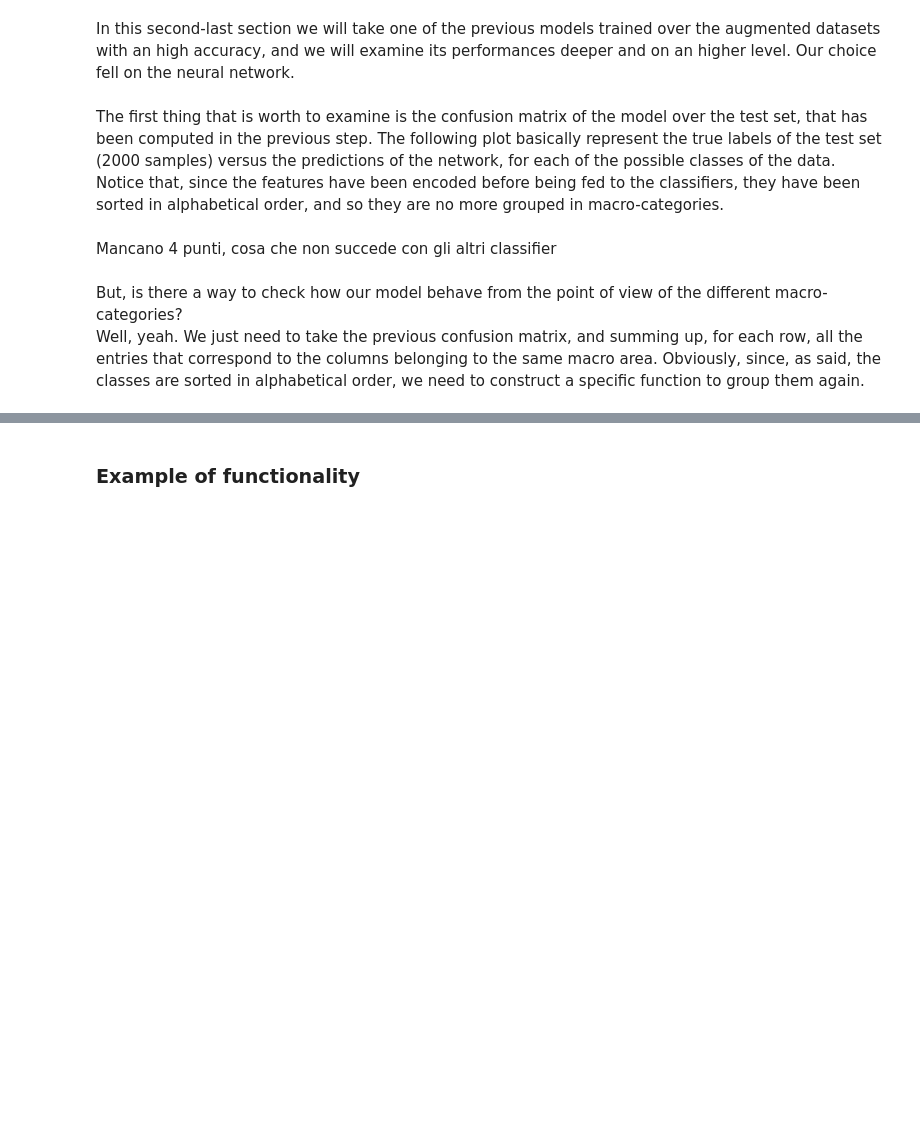
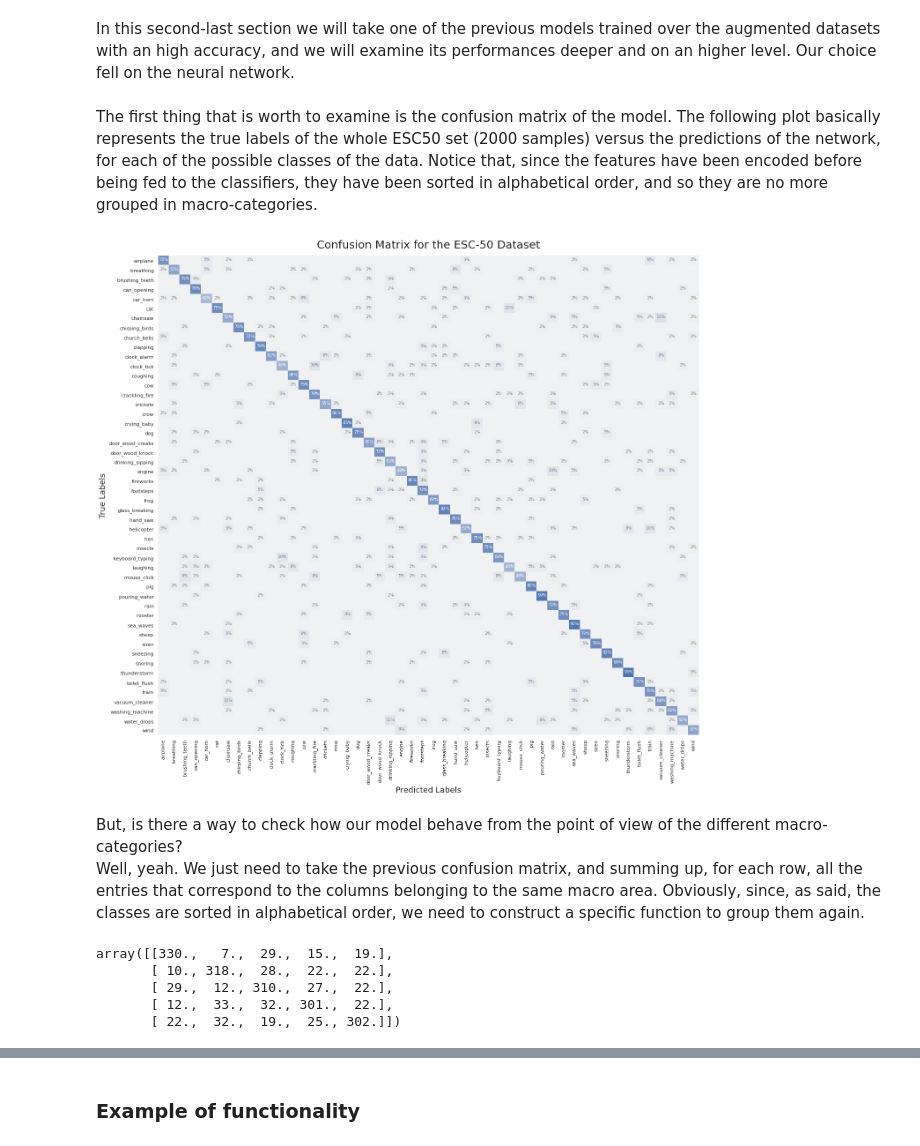
Before and after one commit to MattiaPujatti/Environmental-Sound-Classification, a Jupyter notebook: Features_Classification.ipynb, the cells around one changed output, grey strips where cells are left out. Drawn from its saved outputs; the diff is of its cells as text; code cells hidden in the pictures; blank space fills up the shorter version.

```diff
--- a/Features_Classification.ipynb
+++ b/Features_Classification.ipynb
@@ -641,0 +715,5 @@ All of this means that the results obtained via nested cross validation are pres
+# %%
+NN = KerasClassifier(build_fn=FFNN, verbose=0)
+
+nn_cc = ClipsClassifier(features).Setup_Classifier(encoder_method='onehot')
+nn_cc.Run_Nested_Cross_Validation(model=NN, parameters=params_NN, compute_confusion_matrix=True)
@@ -736,27 +859,29 @@ The results improved respect to before: this time the validation error has a bet
 # %% [markdown]
 In this second-last section we will take one of the previous models trained over the augmented datasets with an high accuracy, and we will examine its performances deeper and on an higher level. Our choice fell on the neural network.
 # %% [markdown]
-The first thing that is worth to examine is the confusion matrix of the model over the test set, that has been computed in the previous step. The following plot basically represent the true labels of the test set (2000 samples) versus the predictions of the network, for each of the possible classes of the data. Notice that, since the features have been encoded before being fed to the classifiers, they have been sorted in alphabetical order, and so they are no more grouped in macro-categories.
+The first thing that is worth to examine is the confusion matrix of the model. The following plot basically represents the true labels of the whole ESC50 set (2000 samples) versus the predictions of the network, for each of the possible classes of the data. Notice that, since the features have been encoded before being fed to the classifiers, they have been sorted in alphabetical order, and so they are no more grouped in macro-categories.
+# %%
+deeper_analysis_model = nn_cc
 # %%
 fig, ax = plt.subplots(1, 1, figsize=(22,20))
 
 # Normalize the confusion matrix row by row
-row_sums = aug_nn_cc.confusion_matrix.sum(axis=1)
-norm_human = (aug_nn_cc.confusion_matrix/row_sums[:, np.newaxis])
+row_sums = deeper_analysis_model.confusion_matrix.sum(axis=1)
+norm_confmat = (deeper_analysis_model.confusion_matrix/row_sums[:, np.newaxis])
 
-sns.heatmap(norm_human, cmap=sns.color_palette("light:b", as_cmap=True), ax=ax, cbar=False)
+sns.heatmap(norm_confmat, cmap=sns.color_palette("light:b", as_cmap=True), ax=ax, cbar=False)
 
-ax.set_title('Human Confusion Matrix for the ESC-50 Dataset', fontsize=25, y=1.01)
-ax.set_xticklabels(aug_nn_cc.label_encoder.categories_[0], rotation=90)
-ax.set_yticklabels(aug_nn_cc.label_encoder.categories_[0], rotation=0)
+ax.set_title('Confusion Matrix for the ESC-50 Dataset', fontsize=25, y=1.01)
+ax.set_xticklabels(deeper_analysis_model.label_encoder.categories_[0], rotation=90)
+ax.set_yticklabels(deeper_analysis_model.label_encoder.categories_[0], rotation=0)
 ax.set_xlabel('Predicted Labels', fontsize=18)
 ax.set_ylabel('True Labels', fontsize=18)
 
 for x in range(50):
     for y in range(50):
-        if norm_human[y, x] != 0:
+        if norm_confmat[y, x] != 0:
             if x==y: c = 'white'
             else: c = 'grey'
-            ax.text(x+0.5, y+0.5, "{:.0%}".format(norm_human[y, x]), fontsize=9, ha='center', color=c)
+            ax.text(x+0.5, y+0.5, "{:.0%}".format(norm_confmat[y, x]), fontsize=9, ha='center', color=c)
+# %% [output]
+[figure, added]
-# %% [markdown]
-Mancano 4 punti, cosa che non succede con gli altri classifier
@@ -786,8 +914,14 @@ def compute_macro_conf_mat(confusion_matrix):
 
     return macro_confusion_matrix
 
-macro_confusion_matrix = compute_macro_conf_mat(aug_nn_cc.confusion_matrix)
+macro_confusion_matrix = compute_macro_conf_mat(deeper_analysis_model.confusion_matrix)
 macro_confusion_matrix
+# %% [output]
+array([[330.,   7.,  29.,  15.,  19.],
+       [ 10., 318.,  28.,  22.,  22.],
+       [ 29.,  12., 310.,  27.,  22.],
+       [ 12.,  33.,  32., 301.,  22.],
+       [ 22.,  32.,  19.,  25., 302.]])
 # %%
 macro_categories = ['Animal', 'Natural', 'Human', 'Domestic', 'Urban']
 
```
Also changed, not shown: parts of 76 cells of this notebook, 6 other files.
